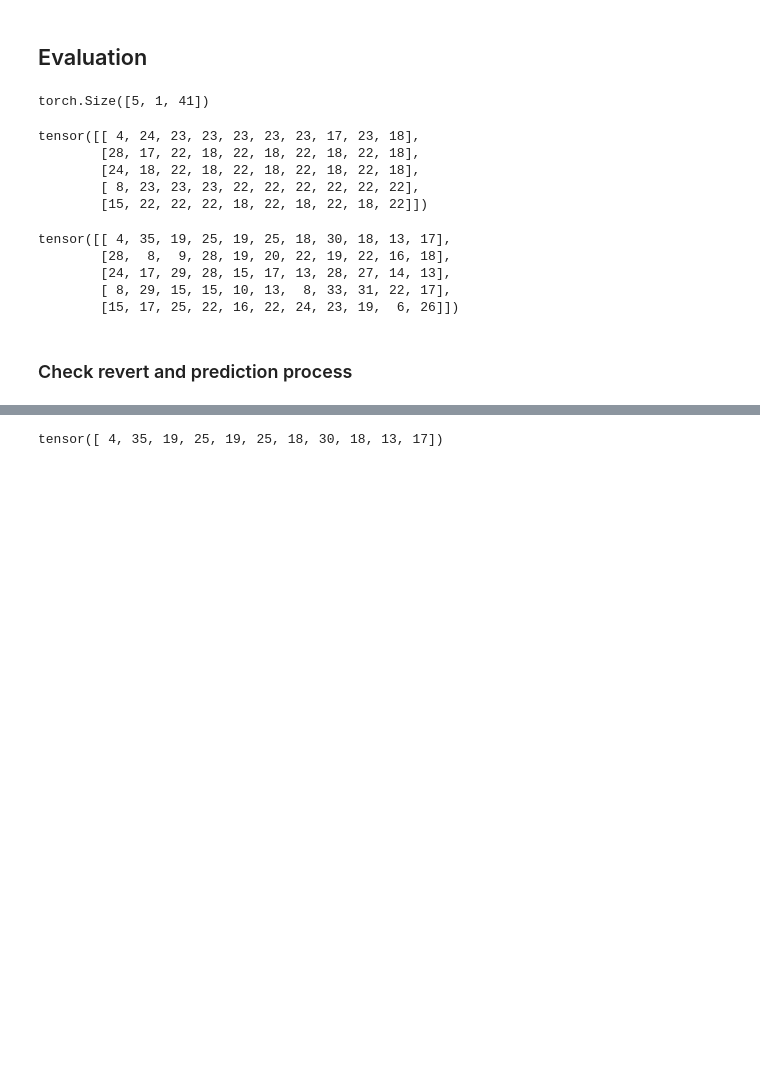
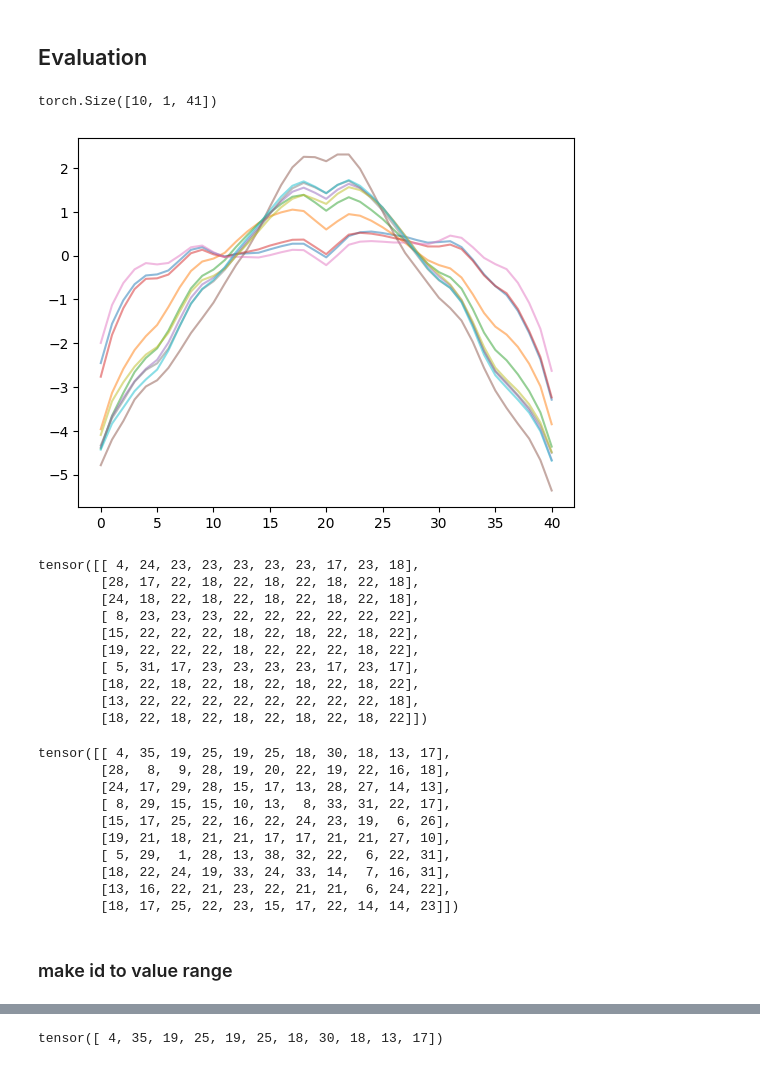
Before and after one commit to Naradice/stocknet_study, a Jupyter notebook: Models/Transformer/DiffClassIDToken/StdID_Close_Softmax.ipynb, the cells around one changed output, grey strips where cells are left out. Saved outputs shown, nothing was run; the diff lists cells and outputs as text; code cells hidden in the pictures; blank space fills up the shorter version.

```diff
--- a/Models/Transformer/DiffClassIDToken/StdID_Close_Softmax.ipynb
+++ b/Models/Transformer/DiffClassIDToken/StdID_Close_Softmax.ipynb
@@ -264,7 +264,10 @@ class CloseDiffSTDIDDS:
         close_mean = close_df.mean()
         close_std = close_df.std()
         class_df = close_df.apply(lambda x: self.std_based_class(x, close_mean, close_std))
-        id_df = class_df + abs(class_df.min())
+        self.mean = close_mean
+        self.std = close_std
+        self.id_min = abs(class_df.min())
+        id_df = class_df + self.id_min
         self.vocab_size = id_df.max() + 1
         return id_df
 
@@ -722,13 +723,20 @@ sample_index = 0
 model = model.eval()
 ds.eval()
 
-input_data, tgt_data = ds[sample_index:sample_index+5]
+input_data, tgt_data = ds[sample_index:sample_index+10]
 # %%
 pre_tgt = input_data[:, -1:]
 logits = model(input_data, pre_tgt, None)
 logits.shape
 # %% [output]
-torch.Size([5, 1, 41])
+torch.Size([10, 1, 41])
+# %%
+import matplotlib.pyplot as plt
+
+for batch in range(10):
+    plt.plot(logits[batch, -1].cpu().detach().numpy(), label="pred", alpha=0.5)
+# %% [output]
+[figure, added]
 # %%
 for _ in range(1, 10):
     scores, ids = torch.topk(logits, k=1)
@@ -741,7 +749,12 @@ tensor([[ 4, 24, 23, 23, 23, 23, 23, 17, 23, 18],
         [28, 17, 22, 18, 22, 18, 22, 18, 22, 18],
         [24, 18, 22, 18, 22, 18, 22, 18, 22, 18],
         [ 8, 23, 23, 23, 22, 22, 22, 22, 22, 22],
-        [15, 22, 22, 22, 18, 22, 18, 22, 18, 22]])
+        [15, 22, 22, 22, 18, 22, 18, 22, 18, 22],
+        [19, 22, 22, 22, 18, 22, 22, 22, 18, 22],
+        [ 5, 31, 17, 23, 23, 23, 23, 17, 23, 17],
+        [18, 22, 18, 22, 18, 22, 18, 22, 18, 22],
+        [13, 22, 22, 22, 22, 22, 22, 22, 22, 18],
+        [18, 22, 18, 22, 18, 22, 18, 22, 18, 22]])
 # %%
 tgt_data
 # %% [output]
@@ -749,6 +762,11 @@ tensor([[ 4, 35, 19, 25, 19, 25, 18, 30, 18, 13, 17],
         [28,  8,  9, 28, 19, 20, 22, 19, 22, 16, 18],
         [24, 17, 29, 28, 15, 17, 13, 28, 27, 14, 13],
         [ 8, 29, 15, 15, 10, 13,  8, 33, 31, 22, 17],
-        [15, 17, 25, 22, 16, 22, 24, 23, 19,  6, 26]])
+        [15, 17, 25, 22, 16, 22, 24, 23, 19,  6, 26],
+        [19, 21, 18, 21, 21, 17, 17, 21, 21, 27, 10],
+        [ 5, 29,  1, 28, 13, 38, 32, 22,  6, 22, 31],
+        [18, 22, 24, 19, 33, 24, 33, 14,  7, 16, 31],
+        [13, 16, 22, 21, 23, 22, 21, 21,  6, 24, 22],
+        [18, 17, 25, 22, 23, 15, 17, 22, 14, 14, 23]])
-# %% [markdown]
-### Check revert and prediction process
+# %% [markdown]
+### make id to value range
```
Also changed, not shown: parts of 50 cells of this notebook.
